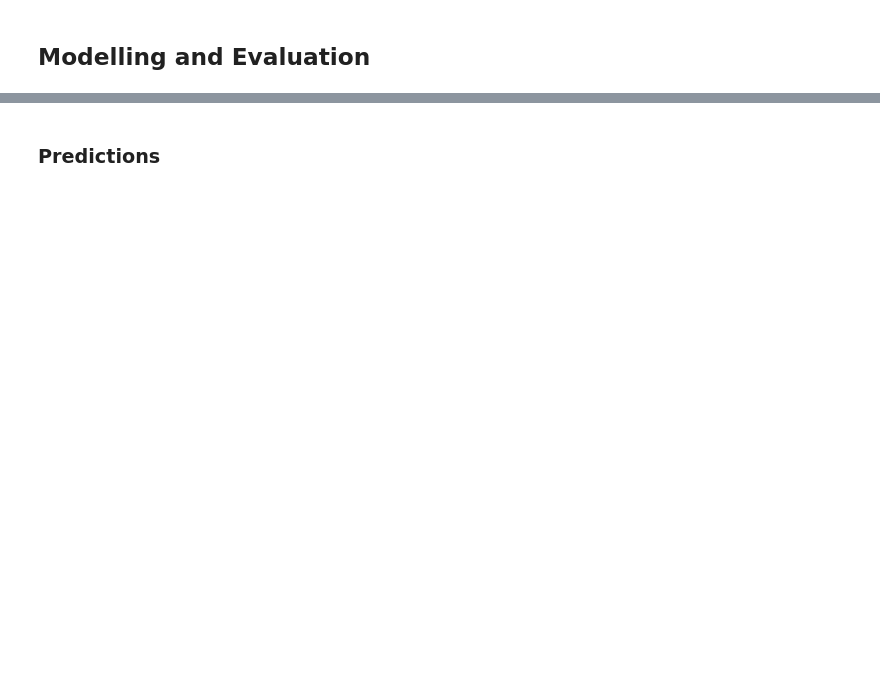
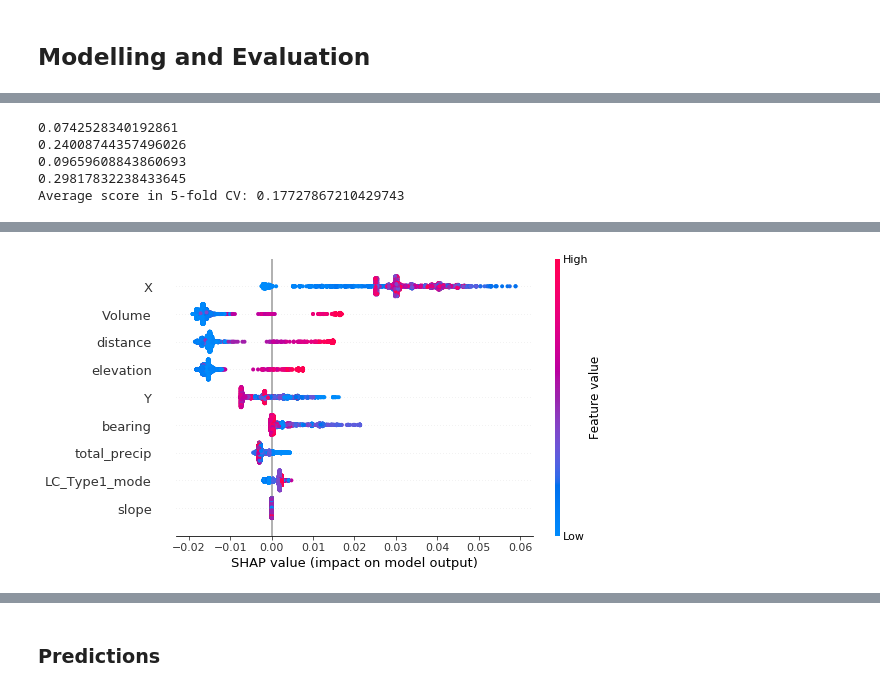
Before and after one commit to stmugisha/competitive-programming, a Jupyter notebook: flood_prediction/flood_prediction.ipynb, the cells around one changed output, grey strips where cells are left out. Cells and saved outputs as stored; diff of their text form; code cells hidden in the pictures; blank space fills up the shorter version.

```diff
--- a/flood_prediction/flood_prediction.ipynb
+++ b/flood_prediction/flood_prediction.ipynb
@@ -207,0 +265,20 @@ train_set.shape
+# %%
+# NN training
+scores = []
+kfold = KFold(n_splits=4, shuffle=False)
+for train, val in kfold.split(X, target):
+    X_train, y_train = X.iloc[train], target.iloc[train]
+    X_val, y_val = X.iloc[val], target.iloc[val]
+
+    history = model.fit(X_train, y_train,
+                        epochs=12,
+                        verbose=1,
+                        batch_size=8,
+                        validation_data=(X_val, y_val),
+                        callbacks=[early_stopping, learning_rate_decay]
+                       )
+
+    root_mse = np.mean(history.history['val_rmse'])
+    scores.append(root_mse)
+
+print("Average score in 5-fold CV:", np.mean(scores))
@@ -207,0 +348,27 @@ train_set.shape
+# %%
+# modelling and validation
+kf = KFold(n_splits=4, shuffle=False)
+
+scores = []
+for train, val in kf.split(X, target):
+    model = RandomForestRegressor(n_estimators=150, max_depth=5, n_jobs=-1, max_features='sqrt',
+                                random_state=77)
+    X_train, y_train = X.iloc[train], target.iloc[train]
+    X_val, y_val =X.iloc[val], target.iloc[val]
+
+    model.fit(X_train, y_train)
+    root_mse = utils.rmse(y_val, model.predict(X_val))
+    scores.append(root_mse)
+    print(root_mse)
+
+print("Average score in 5-fold CV:", np.mean(scores))
+# %% [output]
+0.0742528340192861
+0.24008744357496026
+0.09659608843860693
+0.29817832238433645
+Average score in 5-fold CV: 0.17727867210429743
+# %%
+%time shap_values = shap.TreeExplainer(model).shap_values(X_val)
+shap.summary_plot(shap_values, X_val)
+# %% [output]
@@ -207,0 +377 @@ train_set.shape
+[figure, added]
```
Also changed, not shown: parts of 29 cells of this notebook, 44 other files.
